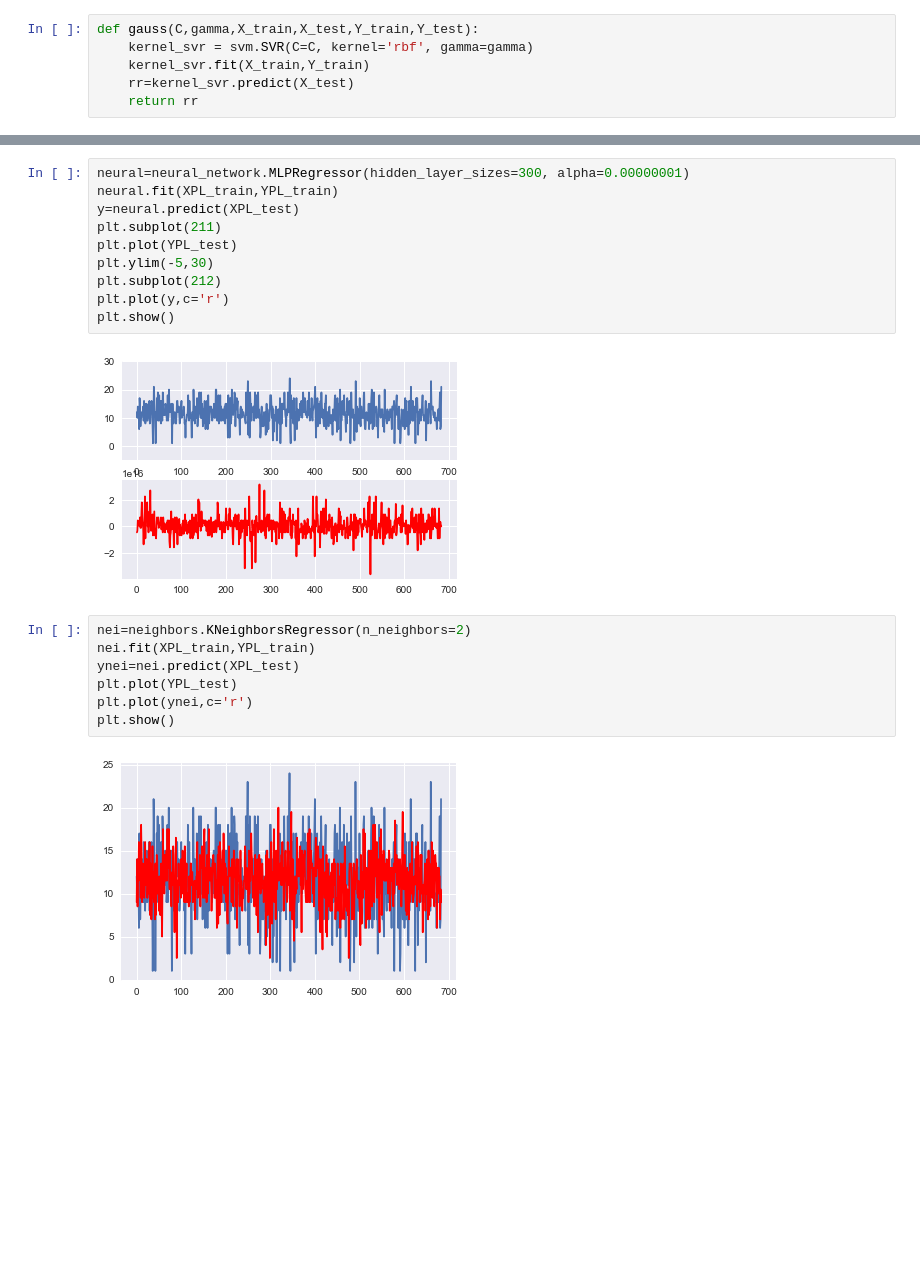
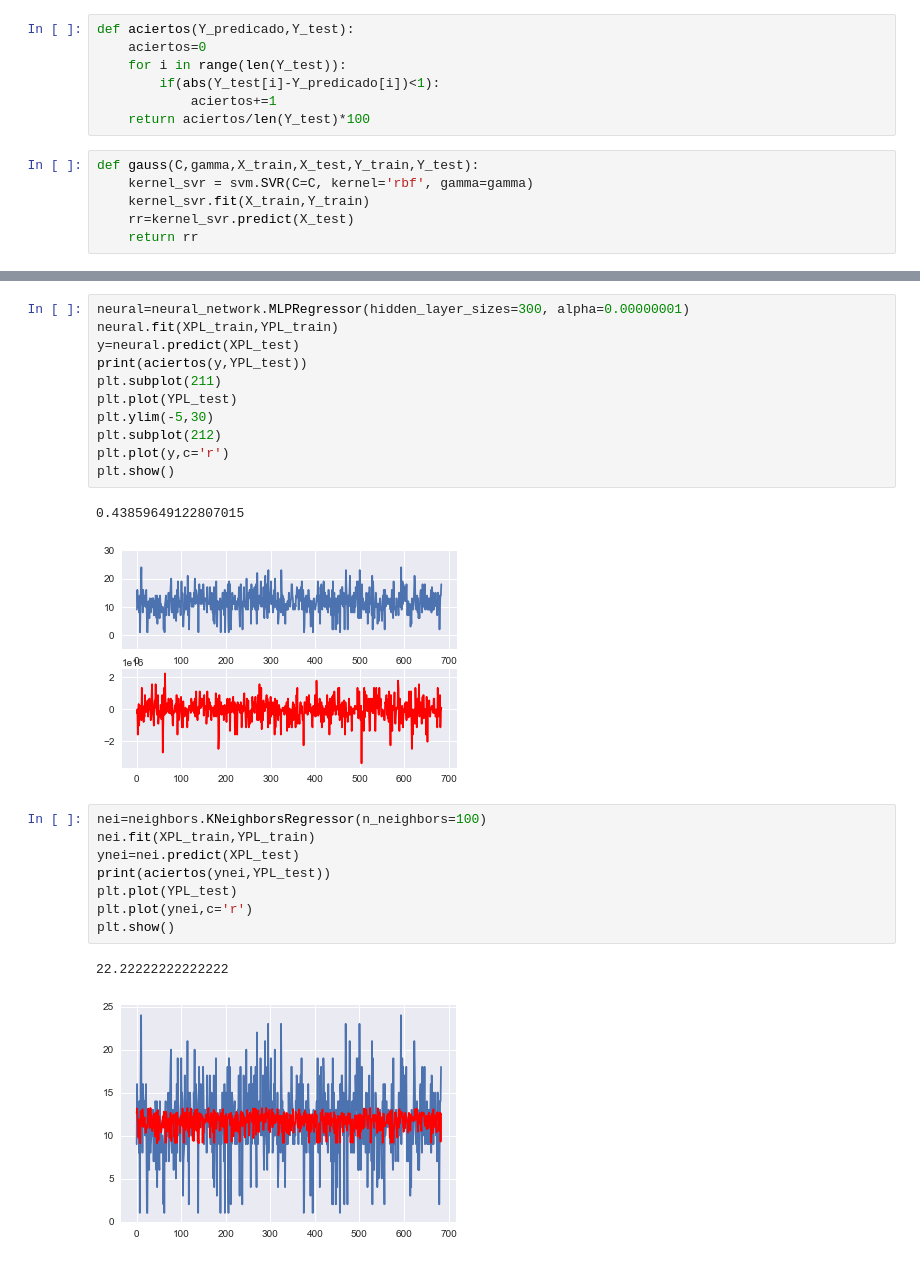
Before and after one commit to nino1201/AlejandroNino_DanielRomero_Tarea3, a Jupyter notebook: Tarea3.ipynb, the cells around one changed output, grey strips where cells are left out. Drawn from its saved outputs; the diff is of its cells as text; blank space fills up the shorter version.

```diff
--- a/Tarea3.ipynb
+++ b/Tarea3.ipynb
@@ -70,6 +81,13 @@ XEH_train, XEH_test, YEH_train, YEH_test = train_test_split(X_H, Em_H)
 XPL_train, XPL_test, YPL_train, YPL_test = train_test_split(X_L, Planetas_L)
 XmL_train, XmL_test, YmL_train, YmL_test = train_test_split(X_L, masa_L)
 XEL_train, XEL_test, YEL_train, YEL_test = train_test_split(X_L, Em_L)
+# %%
+def aciertos(Y_predicado,Y_test):
+    aciertos=0
+    for i in range(len(Y_test)):
+        if(abs(Y_test[i]-Y_predicado[i])<1):
+            aciertos+=1
+    return aciertos/len(Y_test)*100
 # %%
 def gauss(C,gamma,X_train,X_test,Y_train,Y_test):
     kernel_svr = svm.SVR(C=C, kernel='rbf', gamma=gamma)
@@ -160,6 +188,7 @@ trees(XPL_train, XPL_test, YPL_train, YPL_test,'mse')
 neural=neural_network.MLPRegressor(hidden_layer_sizes=300, alpha=0.00000001)
 neural.fit(XPL_train,YPL_train)
 y=neural.predict(XPL_test)
+print(aciertos(y,YPL_test))
 plt.subplot(211)
 plt.plot(YPL_test)
 plt.ylim(-5,30)
@@ -167,13 +196,16 @@ plt.subplot(212)
 plt.plot(y,c='r')
 plt.show()
 # %% [output]
+0.43859649122807015
-[figure, old version]
+[figure, new version]
 # %%
-nei=neighbors.KNeighborsRegressor(n_neighbors=2)
+nei=neighbors.KNeighborsRegressor(n_neighbors=100)
 nei.fit(XPL_train,YPL_train)
 ynei=nei.predict(XPL_test)
+print(aciertos(ynei,YPL_test))
 plt.plot(YPL_test)
 plt.plot(ynei,c='r')
 plt.show()
 # %% [output]
+22.22222222222222
-[figure, old version]
+[figure, new version]
```
Also changed, not shown: parts of 59 cells of this notebook.
